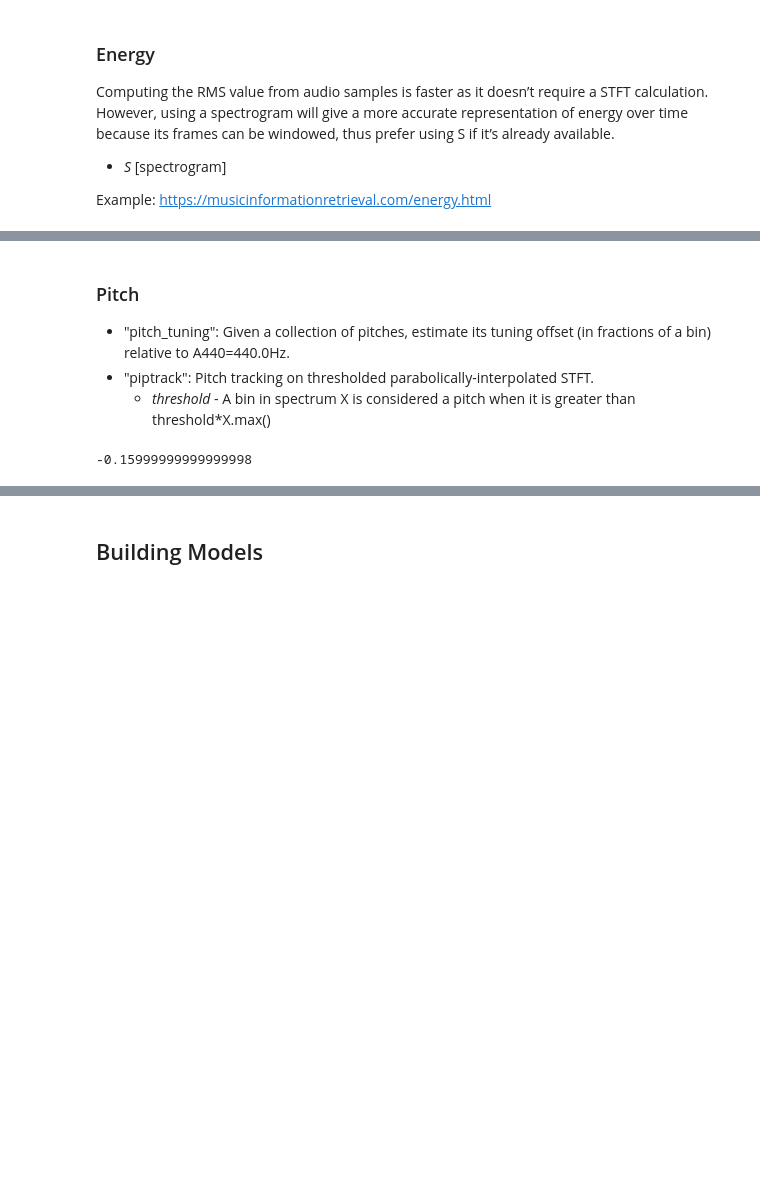
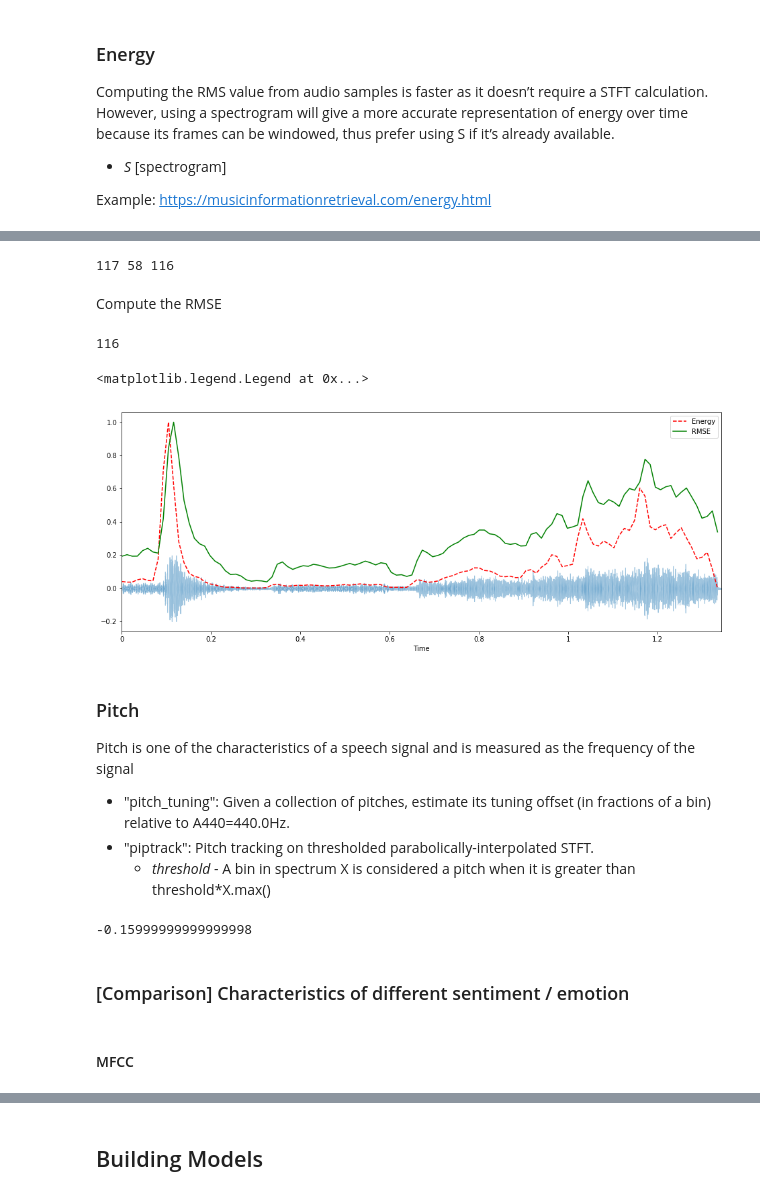
Before and after one commit to zeetaros/ml_nanodegree, a Jupyter notebook: capstone/dev_audio_models.ipynb, the cells around one changed output, grey strips where cells are left out. Drawn from its saved outputs; the diff is of its cells as text; code cells hidden in the pictures; blank space fills up the shorter version.

```diff
--- a/capstone/dev_audio_models.ipynb
+++ b/capstone/dev_audio_models.ipynb
@@ -159,5 +212,36 @@ array([[0.01878013, 0.01865894, 0.01764111, 0.016731  , 0.01605467,
+# %%
+hop_length = 256
+frame_length = 512
+ST_energy = np.array([
+    sum(abs(y[i:i+frame_length]**2))
+    for i in range(0, len(y), hop_length)
+])
+# %%
+print(len(librosa.feature.rms(S=S)[0]), len(librosa.feature.rms(y=y)[0]), len(ST_energy))
+# %% [output]
+117 58 116
+# %% [markdown]
+Compute the RMSE
+# %%
+ST_rmse = librosa.feature.rmse(y, frame_length=frame_length, hop_length=hop_length, center=True)
+len(ST_rmse[0])
+# %% [output]
+116
+# %%
+frames = range(len(ST_energy))
+time = librosa.frames_to_time(frames, sr=sample_rate, hop_length=hop_length)
+# %%
+plt.figure(figsize=(16, 6))
+librosa.display.waveplot(y, sr=sample_rate, alpha=0.4, )
+plt.plot(time, ST_energy/ST_energy.max(), 'r--')             # normalized for visualization
+plt.plot(time, (ST_rmse/ST_rmse.max())[0], color='g')              # normalized for visualization
+plt.legend(('Energy', 'RMSE'))
+# %% [output]
+<matplotlib.legend.Legend at 0x...>
+[figure, added]
 # %% [markdown]
 ### Pitch
+Pitch is one of the characteristics of a speech signal and is measured as the frequency of the signal
 - "pitch_tuning": Given a collection of pitches, estimate its tuning offset (in fractions of a bin) relative to A440=440.0Hz.
 - "piptrack": Pitch tracking on thresholded parabolically-interpolated STFT.
     - *threshold* - A bin in spectrum X is considered a pitch when it is greater than threshold*X.max()
@@ -168,3 +252,5 @@ pitches, magnitudes = librosa.piptrack(y, sample_rate, threshold=0)
 librosa.pitch_tuning(pitches)
 # %% [output]
 -0.15999999999999998
+# %% [markdown]
+### [Comparison] Characteristics of different sentiment / emotion
@@ -170,0 +272,2 @@ librosa.pitch_tuning(pitches)
+# %% [markdown]
+#### MFCC
```
Also changed, not shown: parts of 36 cells of this notebook.
